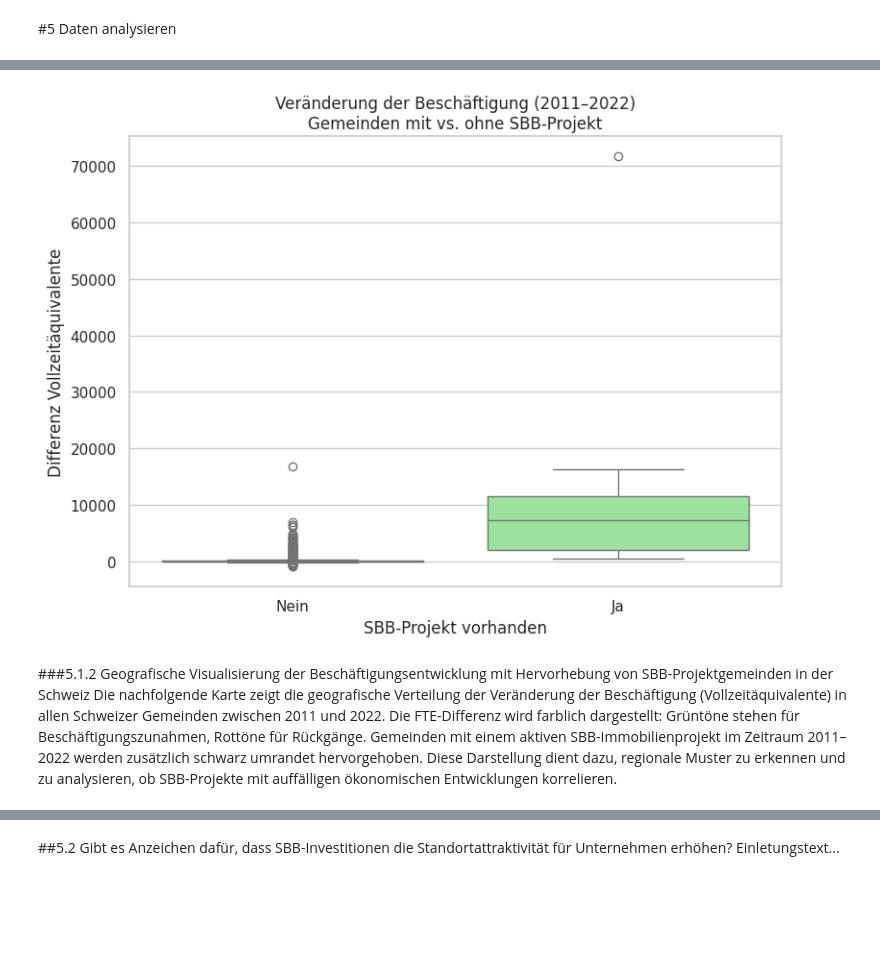
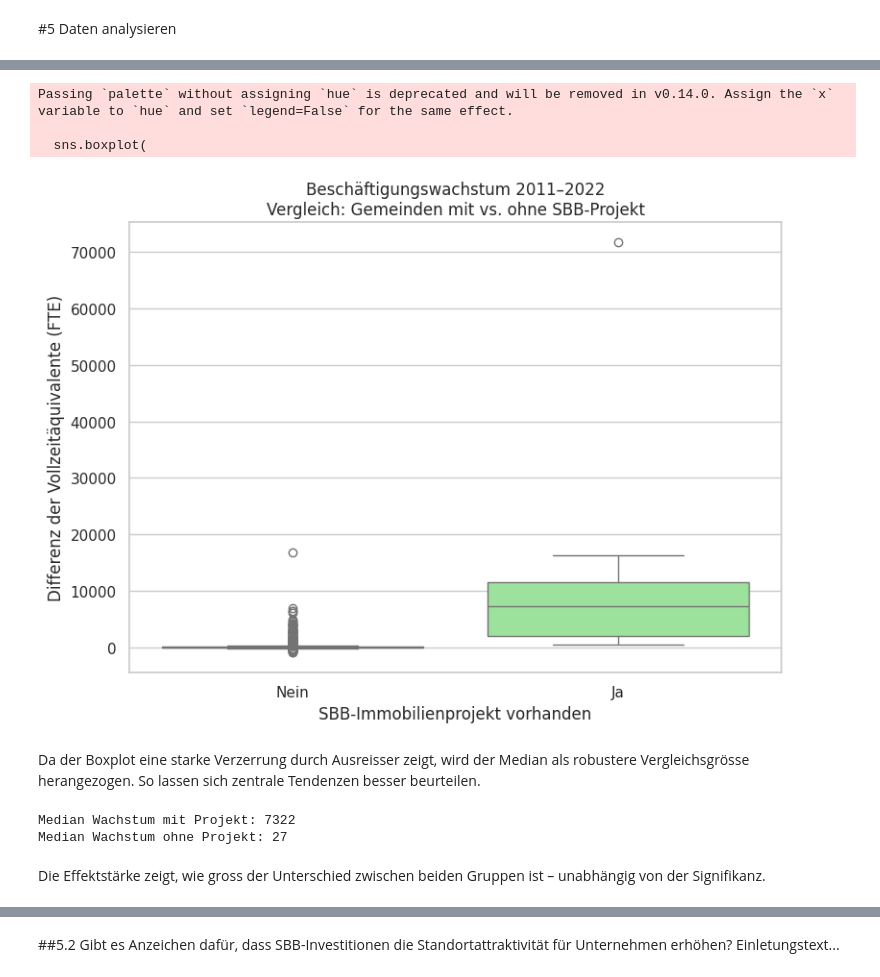
Before and after one commit to Fa-commits/BINA, a Jupyter notebook: BINA.ipynb, the cells around one changed output, grey strips where cells are left out. Cells and saved outputs as stored; diff of their text form; code cells hidden in the pictures; blank space fills up the shorter version.

```diff
--- a/BINA.ipynb
+++ b/BINA.ipynb
@@ -393,10 +377,7 @@ Dieser zusätzliche Datensatz des Bundesamts für Statistik ergänzt die Analyse
 
 Die Daten wurden über die PX-Web API bezogen und in aggregierter Form (Summe über alle Jahre) mit den übrigen Gemeindeinformationen verknüpft. Sie erlauben Rückschlüsse auf die Standortattraktivität von Gemeinden – insbesondere im Vergleich zwischen solchen mit und ohne SBB-Projekt.
 # %%
-# 1. URL der PX-Web API (Gründungsdaten)
 url = "https://www.pxweb.bfs.admin.ch/api/v1/de/px-x-0602030000_205/px-x-0602030000_205.px"
-
-# 2. Query: Nur Neugründungen (Code "2"), alle Jahre, alle Gemeinden, Sek+Tert Sektor
 query = {
     "query": [
         {"code": "Beobachtungseinheit", "selection": {"filter": "item", "values": ["2"]}},
@@ -405,12 +386,9 @@ query = {
     ],
     "response": {"format": "json-stat2"}
 }
-
-# 3. POST Request
 response = requests.post(url, json=query)
 raw_data = response.json()
 
-# 4. Verarbeitung
 dimensions = ["Jahr", "Gemeinde", "Wirtschaftssektor"]
 df = pd.DataFrame(columns=dimensions + ["Wert"])
 sizes = [len(raw_data["dimension"][dim]["category"]["index"]) for dim in dimensions]
@@ -431,15 +409,14 @@ for combo in itertools.product(*[raw_data["dimension"][dim]["category"]["index"]
     row["Wert"] = value
     df = pd.concat([df, pd.DataFrame([row])], ignore_index=True)
 
-# Mapping
 for dim in dimensions:
     df[dim] = df[dim].map(raw_data["dimension"][dim]["category"]["label"])
 
-# Aggregation pro Gemeinde über alle Jahre (Sek+Tertär kombiniert)
 df_gruendungen = df.groupby("Gemeinde", as_index=False)["Wert"].sum()
-df_gruendungen = df_gruendungen.rename(columns={"Gemeinde": "Ort", "Wert": "Gruendungen_2013_2022"})
+df_gruendungen['BFS_ID'] = df_gruendungen['Gemeinde'].str.extract(r'^(\d+)').astype(int)
+df_gruendungen = df_gruendungen.rename(columns={"Wert": "Gruendungen_2013_2022"})
 
-# Kontrolle
 print("Gründungsdaten geladen:", df_gruendungen.shape)
-df_gruendungen.head()
+print("Anzahl BFS_IDs extrahiert:", df_gruendungen['BFS_ID'].notna().sum())
+print("Beispiele mit Gründungen:", df_gruendungen.sort_values('Gruendungen_2013_2022', ascending=False).head(5))
 # %% [output]
@@ -502,27 +509,39 @@ Boxplots sind besonders geeignet, um zentrale Tendenzen (Median), Streuung sowie
 # %%
-# Optional: Style
+# Vorbereitung: Umwandlung der Gruppenzuordnung in lesbares Format
+df_growth_plot = df_growth.reset_index()
+df_growth_plot['SBB_Projekt'] = df_growth_plot['hat_sbb_projekt'].map({True: 'Ja', False: 'Nein'})
+
+# Plot erstellen
 sns.set(style="whitegrid")
+plt.figure(figsize=(8, 6))
 
-# Plot
-plt.figure(figsize=(8, 6))
 sns.boxplot(
-    x='hat_sbb_projekt',
+    x='SBB_Projekt',
     y='Differenz',
-    hue='hat_sbb_projekt',
-    data=df_growth.reset_index(),
-    palette={True: "lightgreen", False: "lightblue"},
-    legend=False
+    data=df_growth_plot,
+    palette={'Ja': "lightgreen", 'Nein': "lightblue"}
 )
 
-# Titel & Achsen
-plt.title("Veränderung der Beschäftigung (2011–2022)\nGemeinden mit vs. ohne SBB-Projekt")
-plt.xlabel("SBB-Projekt vorhanden")
-plt.ylabel("Differenz Vollzeitäquivalente")
-plt.xticks([0, 1], ['Nein', 'Ja'])
+plt.title("Beschäftigungswachstum 2011–2022\nVergleich: Gemeinden mit vs. ohne SBB-Projekt")
+plt.xlabel("SBB-Immobilienprojekt vorhanden")
+plt.ylabel("Differenz der Vollzeitäquivalente (FTE)")
 plt.tight_layout()
 plt.show()
 # %% [output]
+Passing `palette` without assigning `hue` is deprecated and will be removed in v0.14.0. Assign the `x` variable to `hue` and set `legend=False` for the same effect.
+
+  sns.boxplot(
-[figure, old version]
+[figure, new version]
-# %% [markdown]
-###5.1.2 Geografische Visualisierung der Beschäftigungsentwicklung mit Hervorhebung von SBB-Projektgemeinden in der Schweiz
-Die nachfolgende Karte zeigt die geografische Verteilung der Veränderung der Beschäftigung (Vollzeitäquivalente) in allen Schweizer Gemeinden zwischen 2011 und 2022. Die FTE-Differenz wird farblich dargestellt: Grüntöne stehen für Beschäftigungszunahmen, Rottöne für Rückgänge. Gemeinden mit einem aktiven SBB-Immobilienprojekt im Zeitraum 2011–2022 werden zusätzlich schwarz umrandet hervorgehoben. Diese Darstellung dient dazu, regionale Muster zu erkennen und zu analysieren, ob SBB-Projekte mit auffälligen ökonomischen Entwicklungen korrelieren.
+# %% [markdown]
+Da der Boxplot eine starke Verzerrung durch Ausreisser zeigt, wird der Median als robustere Vergleichsgrösse herangezogen. So lassen sich zentrale Tendenzen besser beurteilen.
+# %%
+median_mit = df_growth[df_growth['hat_sbb_projekt'] == True]['Differenz'].median()
+median_ohne = df_growth[df_growth['hat_sbb_projekt'] == False]['Differenz'].median()
+
+print(f"Median Wachstum mit Projekt: {median_mit:.0f}")
+print(f"Median Wachstum ohne Projekt: {median_ohne:.0f}")
+# %% [output]
+Median Wachstum mit Projekt: 7322
+Median Wachstum ohne Projekt: 27
+# %% [markdown]
+Die Effektstärke zeigt, wie gross der Unterschied zwischen beiden Gruppen ist – unabhängig von der Signifikanz.
```
Also changed, not shown: parts of 24 cells of this notebook.
